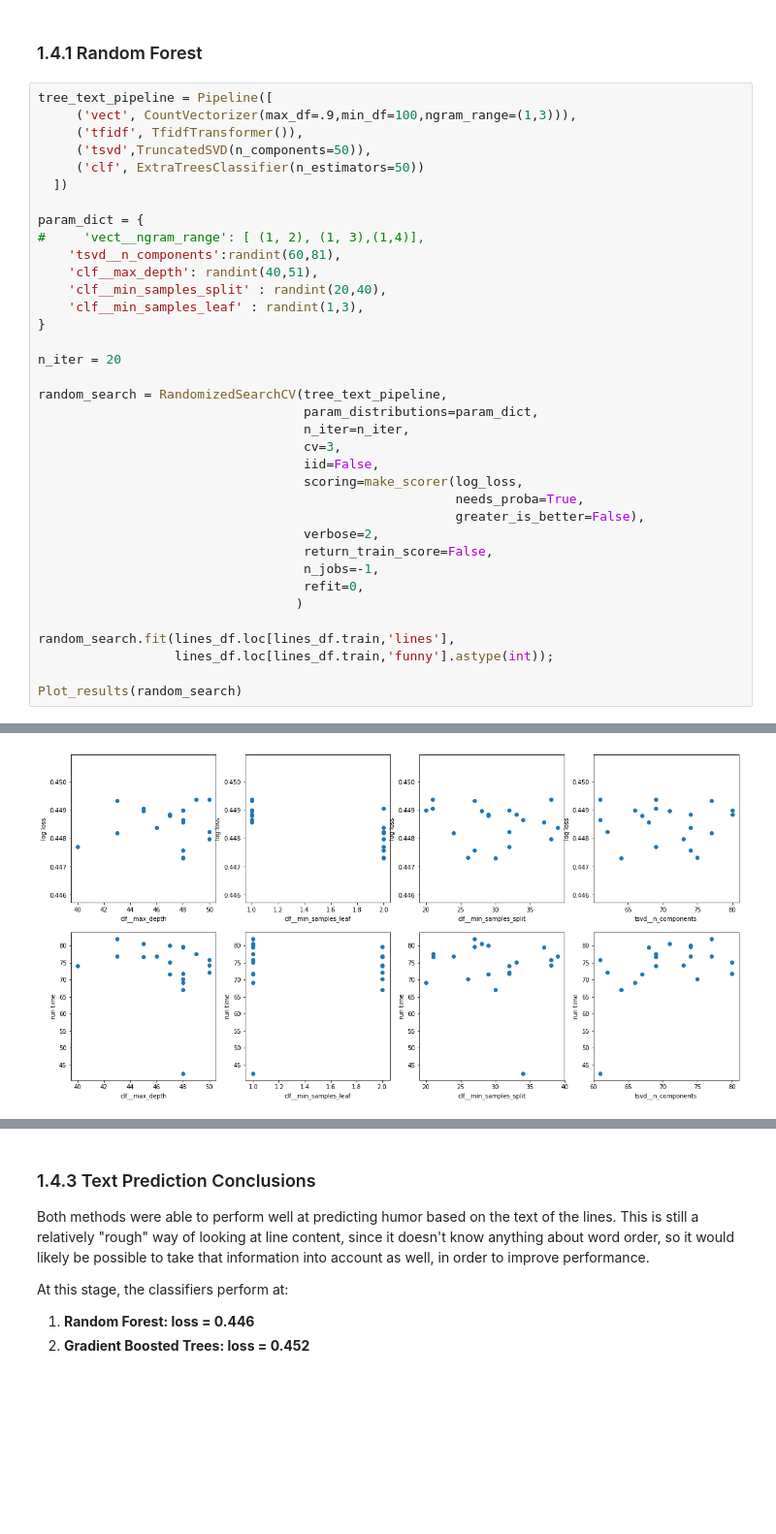
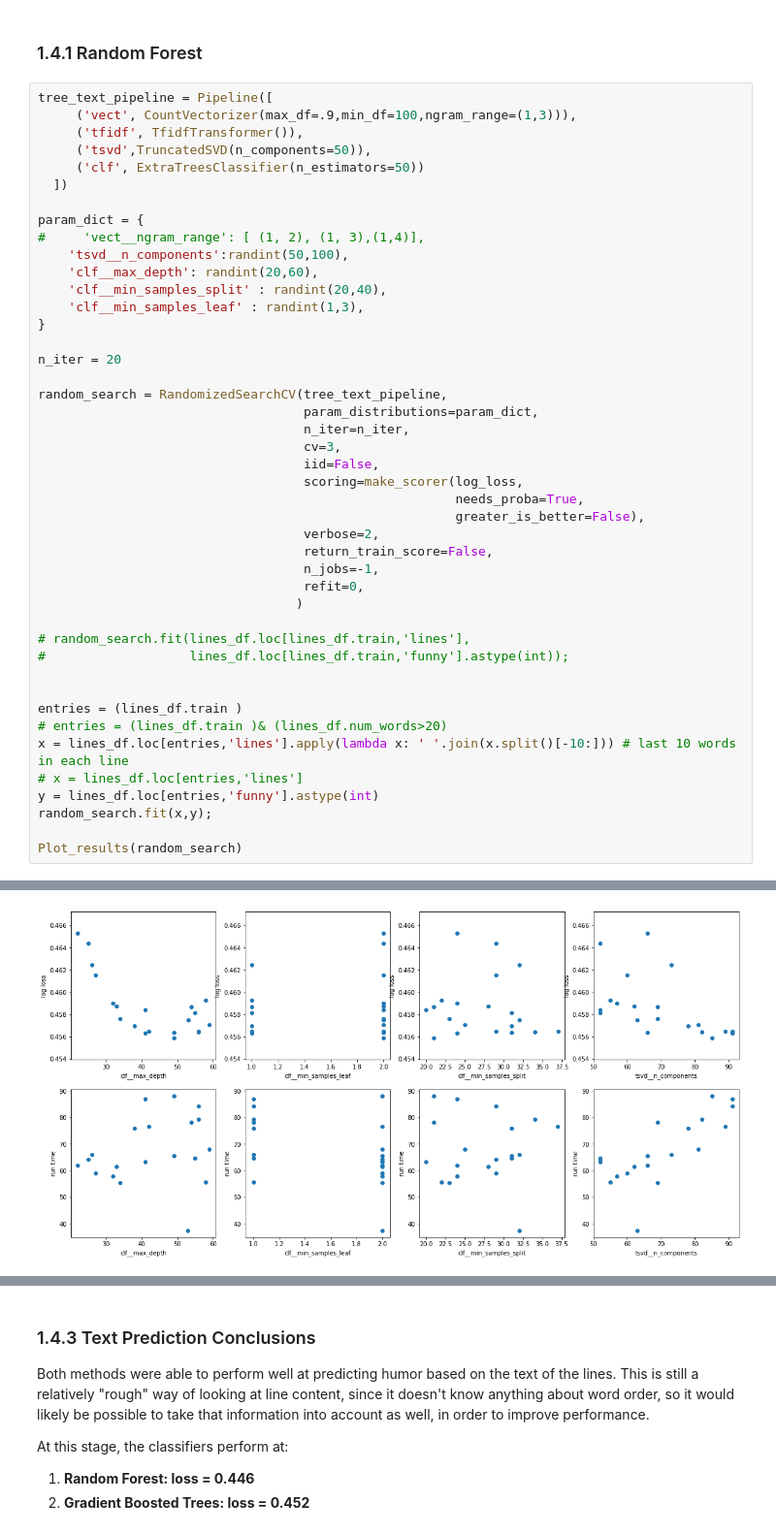
Before and after one commit to coraames/WaitWait, a Jupyter notebook: WWDA Predicting Humor.ipynb, the cells around one changed output, grey strips where cells are left out. Shown: that part at 97% size. Cells and saved outputs as stored; diff of their text form; blank space fills up the shorter version.

```diff
--- a/WWDA Predicting Humor.ipynb
+++ b/WWDA Predicting Humor.ipynb
@@ -537,8 +544,8 @@ tree_text_pipeline = Pipeline([
 
 param_dict = {
 #     'vect__ngram_range': [ (1, 2), (1, 3),(1,4)],
-    'tsvd__n_components':randint(60,81),
-    'clf__max_depth': randint(40,51),
+    'tsvd__n_components':randint(50,100),
+    'clf__max_depth': randint(20,60),
     'clf__min_samples_split' : randint(20,40),
     'clf__min_samples_leaf' : randint(1,3),
 }
@@ -559,8 +566,16 @@ random_search = RandomizedSearchCV(tree_text_pipeline,
                                    refit=0,
                                   )
 
-random_search.fit(lines_df.loc[lines_df.train,'lines'],
-                  lines_df.loc[lines_df.train,'funny'].astype(int));
+# random_search.fit(lines_df.loc[lines_df.train,'lines'],
+#                   lines_df.loc[lines_df.train,'funny'].astype(int));
+
+
+entries = (lines_df.train )
+# entries = (lines_df.train )& (lines_df.num_words>20)
+x = lines_df.loc[entries,'lines'].apply(lambda x: ' '.join(x.split()[-10:])) # last 10 words in each line
+# x = lines_df.loc[entries,'lines']
+y = lines_df.loc[entries,'funny'].astype(int)
+random_search.fit(x,y);
 
 Plot_results(random_search)
 # %% [output]
@@ -576 +591 @@ Best model value for tsvd__n_components = 64
-[figure, old version]
+[figure, new version]
```
Also changed, not shown: parts of 54 cells of this notebook.
